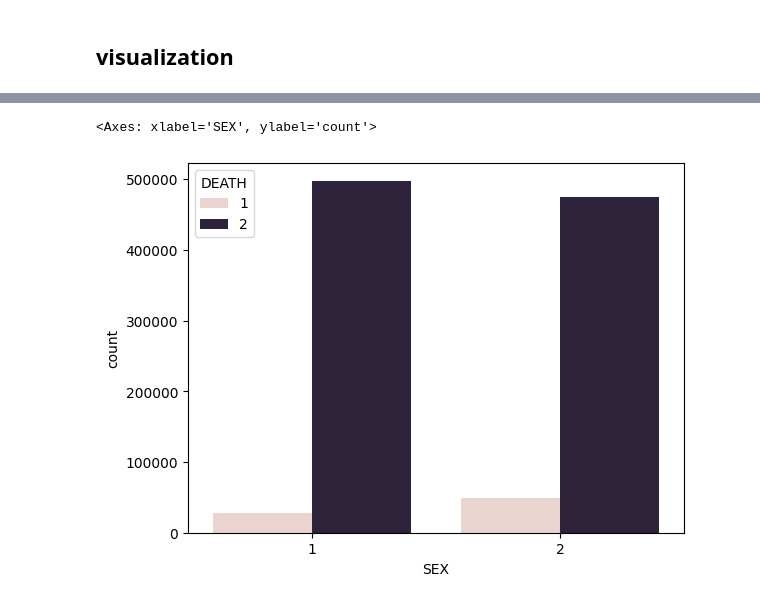
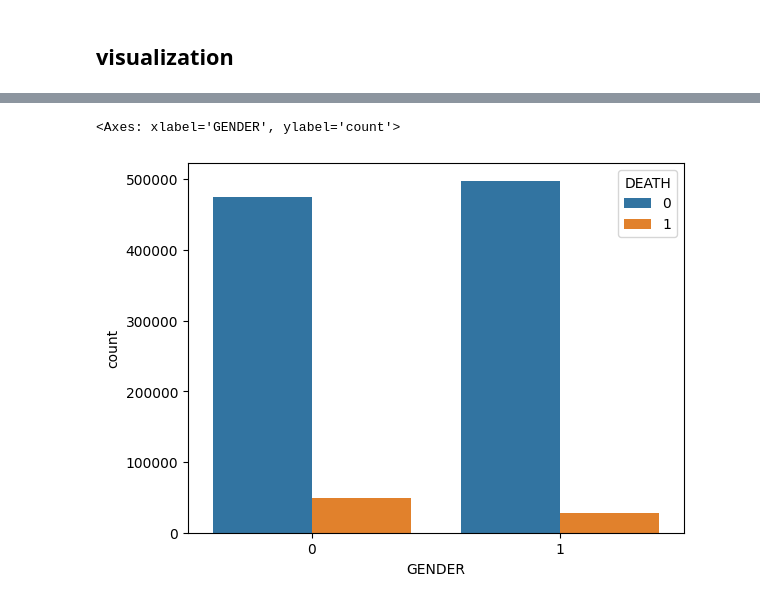
Before and after one commit to Shu6136713/covid19_final_ML_project, a Jupyter notebook: cleaning.ipynb, the cells around one changed output, grey strips where cells are left out. Cells and saved outputs as stored; diff of their text form; code cells hidden in the pictures.

Commit message:
finish visualizations and cleaning

```diff
--- a/cleaning.ipynb
+++ b/cleaning.ipynb
@@ -109,0 +193,2 @@ Name: count, dtype: int64
+# %%
+df.rename(columns={'SEX': 'GENDER'}, inplace=True)
@@ -109,0 +246,3 @@ Name: count, dtype: int64
+# %%
+df["DEATH"]=[0 if each =="9999-99-99" else 1 for each in df["DATE_DIED"]]
+df.drop(columns="DATE_DIED", inplace=True)
@@ -109,0 +262,2 @@ Name: count, dtype: int64
+# %%
+df.rename(columns={'MEDICAL_UNIT': 'MEDICAL_TYPE', 'PATIENT_TYPE':'TREATMENT_TYPE','CLASIFFICATION_FINAL':'COVID_RES'}, inplace=True)
@@ -109,0 +276,2 @@ Name: count, dtype: int64
+# %%
+df['COVID_RES'] = [0 if val >=4 else val for val in df['COVID_RES']]
@@ -132,10 +305,10 @@ countplot(data=None, *, x=None, y=None, hue=None, order=None, hue_order=None, or
     --------
     .. include:: ../docstrings/countplot.rst
 # %%
-sns.countplot(df, x="SEX", hue="DEATH")
+sns.countplot(df, x="GENDER", hue="DEATH")
 # %% [output]
-<Axes: xlabel='SEX', ylabel='count'>
+<Axes: xlabel='GENDER', ylabel='count'>
-[figure, old version]
+[figure, new version]
 # %%
 sns.countplot(df, x="PNEUMONIA", hue="DEATH")
 # %% [output]
```
Also changed, not shown: parts of 50 cells of this notebook, 1 other file.
